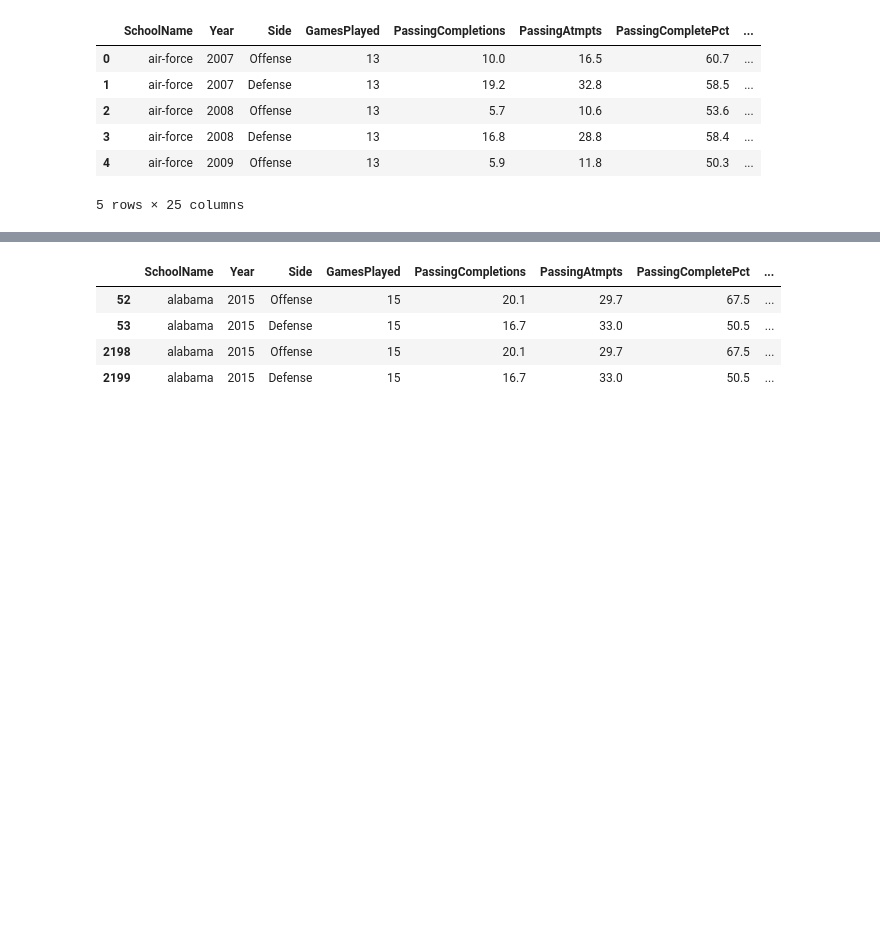
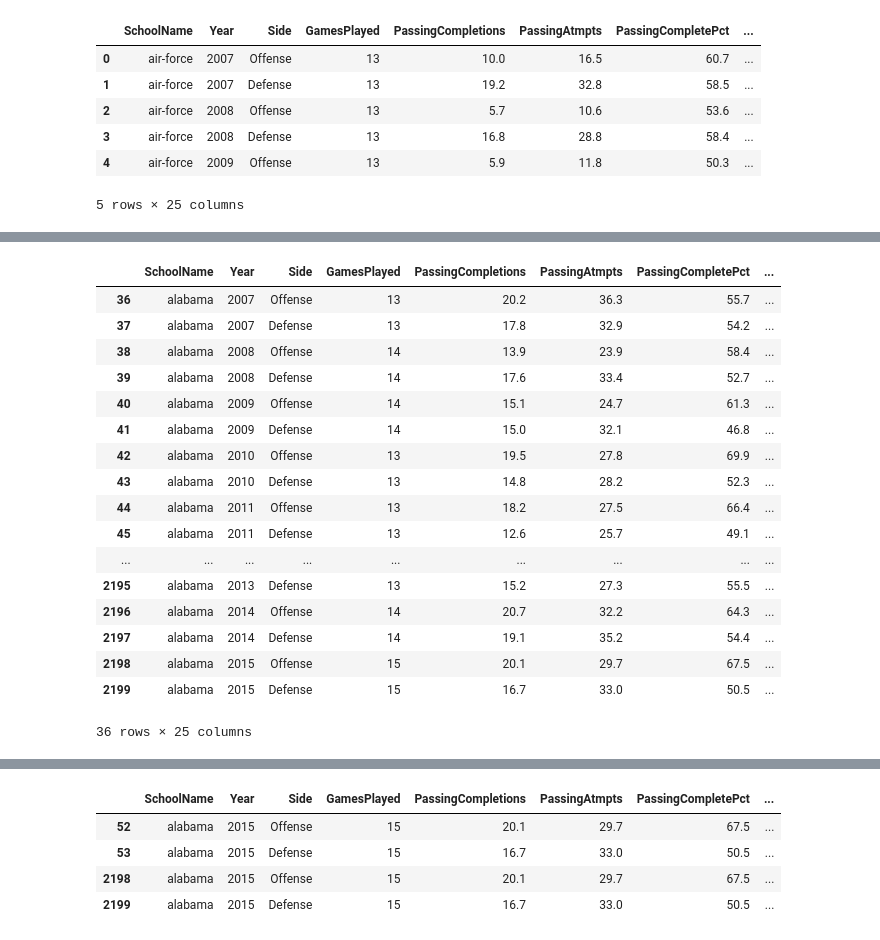
Before and after one commit to a-orangetree/College_Football_Scrape, a Jupyter notebook: SampleAnalysisUsingPython&JupyterNotebook.ipynb, the cells around one changed output, grey strips where cells are left out. Drawn from its saved outputs; the diff is of its cells as text; code cells hidden in the pictures; blank space fills up the shorter version.

```diff
--- a/SampleAnalysisUsingPython&JupyterNotebook.ipynb
+++ b/SampleAnalysisUsingPython&JupyterNotebook.ipynb
@@ -79,0 +78,21 @@ TeamStatistics.head()
+# %%
+TeamStatistics[TeamStatistics['SchoolName'] == 'alabama']
+# %% [output]
+|  | SchoolName | Year | Side | GamesPlayed | PassingCompletions | PassingAtmpts | PassingCompletePct | ... |
+| 36 | alabama | 2007 | Offense | 13 | 20.2 | 36.3 | 55.7 | ... |
+| 37 | alabama | 2007 | Defense | 13 | 17.8 | 32.9 | 54.2 | ... |
+| 38 | alabama | 2008 | Offense | 14 | 13.9 | 23.9 | 58.4 | ... |
+| 39 | alabama | 2008 | Defense | 14 | 17.6 | 33.4 | 52.7 | ... |
+| 40 | alabama | 2009 | Offense | 14 | 15.1 | 24.7 | 61.3 | ... |
+| 41 | alabama | 2009 | Defense | 14 | 15.0 | 32.1 | 46.8 | ... |
+| 42 | alabama | 2010 | Offense | 13 | 19.5 | 27.8 | 69.9 | ... |
+| 43 | alabama | 2010 | Defense | 13 | 14.8 | 28.2 | 52.3 | ... |
+| 44 | alabama | 2011 | Offense | 13 | 18.2 | 27.5 | 66.4 | ... |
+| 45 | alabama | 2011 | Defense | 13 | 12.6 | 25.7 | 49.1 | ... |
+| ... | ... | ... | ... | ... | ... | ... | ... | ... |
+| 2195 | alabama | 2013 | Defense | 13 | 15.2 | 27.3 | 55.5 | ... |
+| 2196 | alabama | 2014 | Offense | 14 | 20.7 | 32.2 | 64.3 | ... |
+| 2197 | alabama | 2014 | Defense | 14 | 19.1 | 35.2 | 54.4 | ... |
+| 2198 | alabama | 2015 | Offense | 15 | 20.1 | 29.7 | 67.5 | ... |
+| 2199 | alabama | 2015 | Defense | 15 | 16.7 | 33.0 | 50.5 | ... |
+36 rows × 25 columns
```
Also changed, not shown: parts of 27 cells of this notebook.
